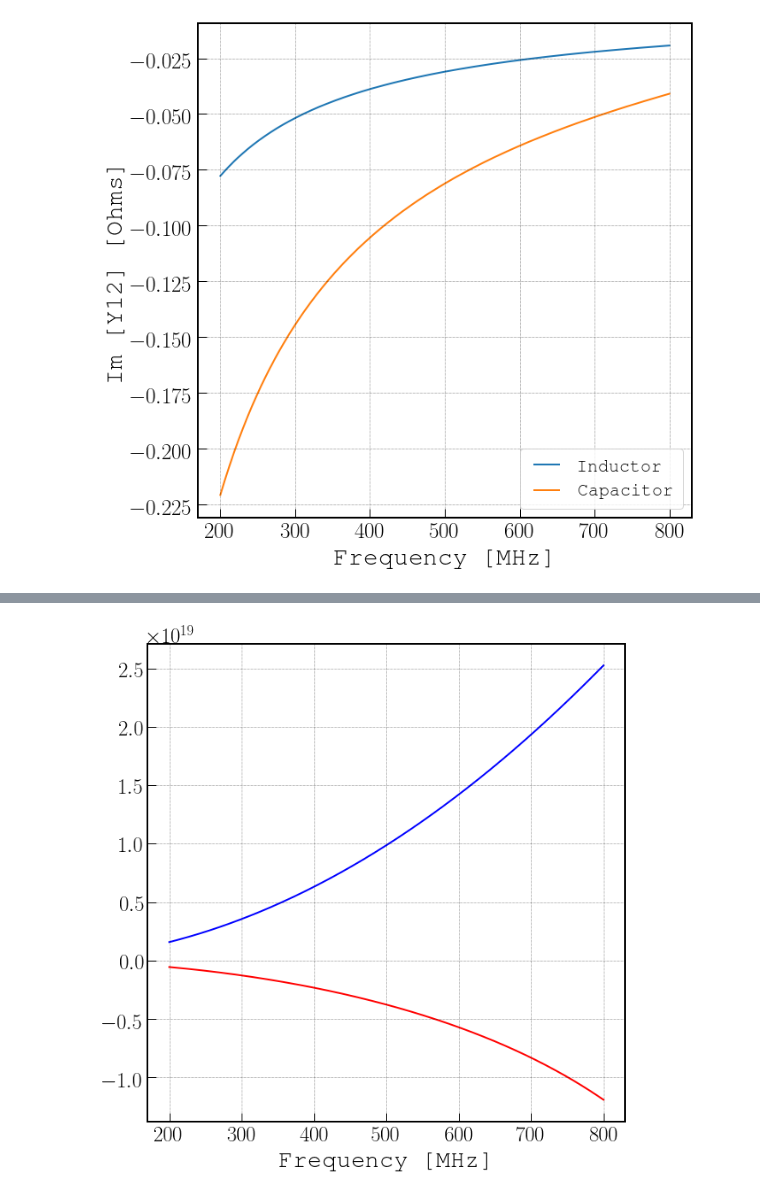
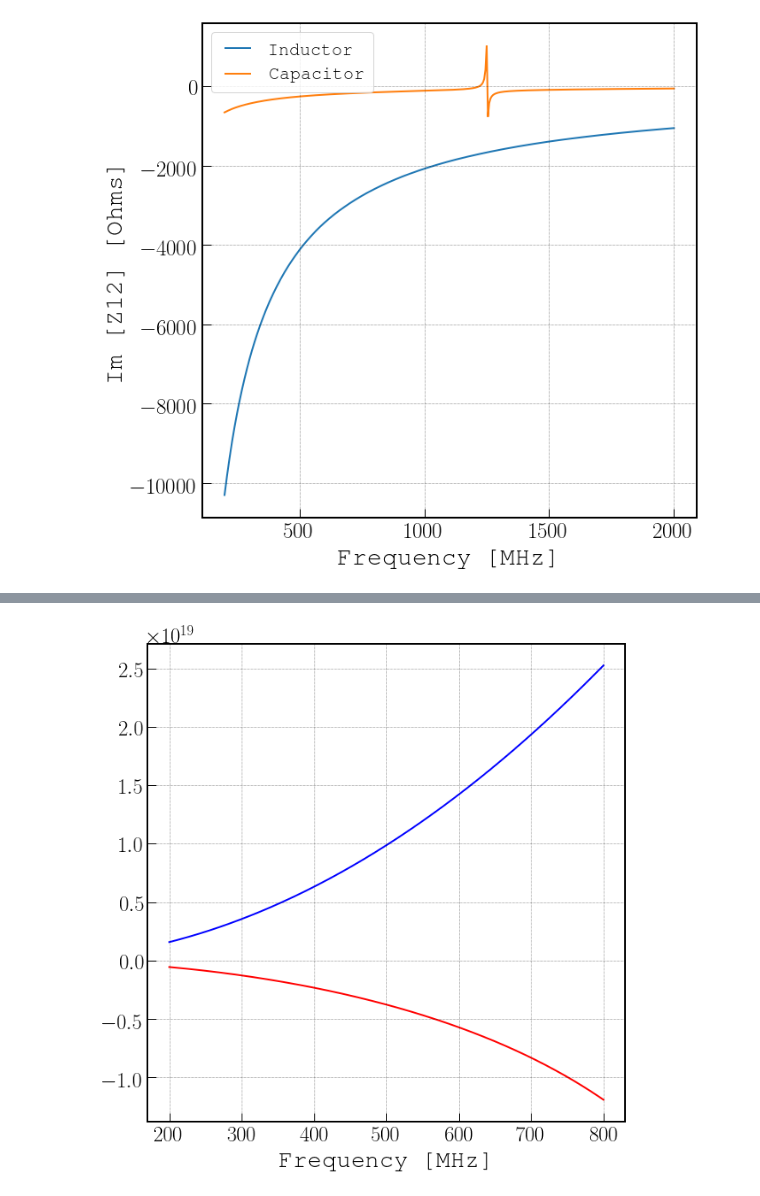
Before and after one commit to WanduiAlbert/ResoBolo, a Jupyter notebook: code/Simulating the 273 MHz resonator.ipynb, the cells around one changed output, grey strips where cells are left out. Cells and saved outputs as stored; diff of their text form; code cells hidden in the pictures.

```diff
--- a/code/Simulating the 273 MHz resonator.ipynb
+++ b/code/Simulating the 273 MHz resonator.ipynb
@@ -43,14 +70,14 @@ cap_params = load_data(capacitor_fn, nports=3)
 # %%
 fig, ax = plt.subplots(figsize=(10,10))
-ax.plot(ind_params['frequency'], -ind_params['Y12'].imag, label='Inductor')
-ax.plot(cap_params['frequency'], -cap_params['Y23'].imag, label='Capacitor')
+ax.plot(ind_params['frequency'], ind_params['Z12'].imag, label='Inductor')
+ax.plot(cap_params['frequency'], cap_params['Z22'].imag, label='Capacitor')
 ax.grid(which='both')
 ax.set_xlabel('Frequency [MHz]')
-ax.set_ylabel(r'Im [Y12] [Ohms]')
+ax.set_ylabel(r'Im [Z12] [Ohms]')
 ax.axis('tight')
 ax.legend(loc='best');
 # %% [output]
-[figure, old version]
+[figure, new version]
 # %%
 f = ind_params['frequency']
 omega = f * 2*pi*MHz
```
Also changed, not shown: parts of 4 cells of this notebook, 10 other files.
